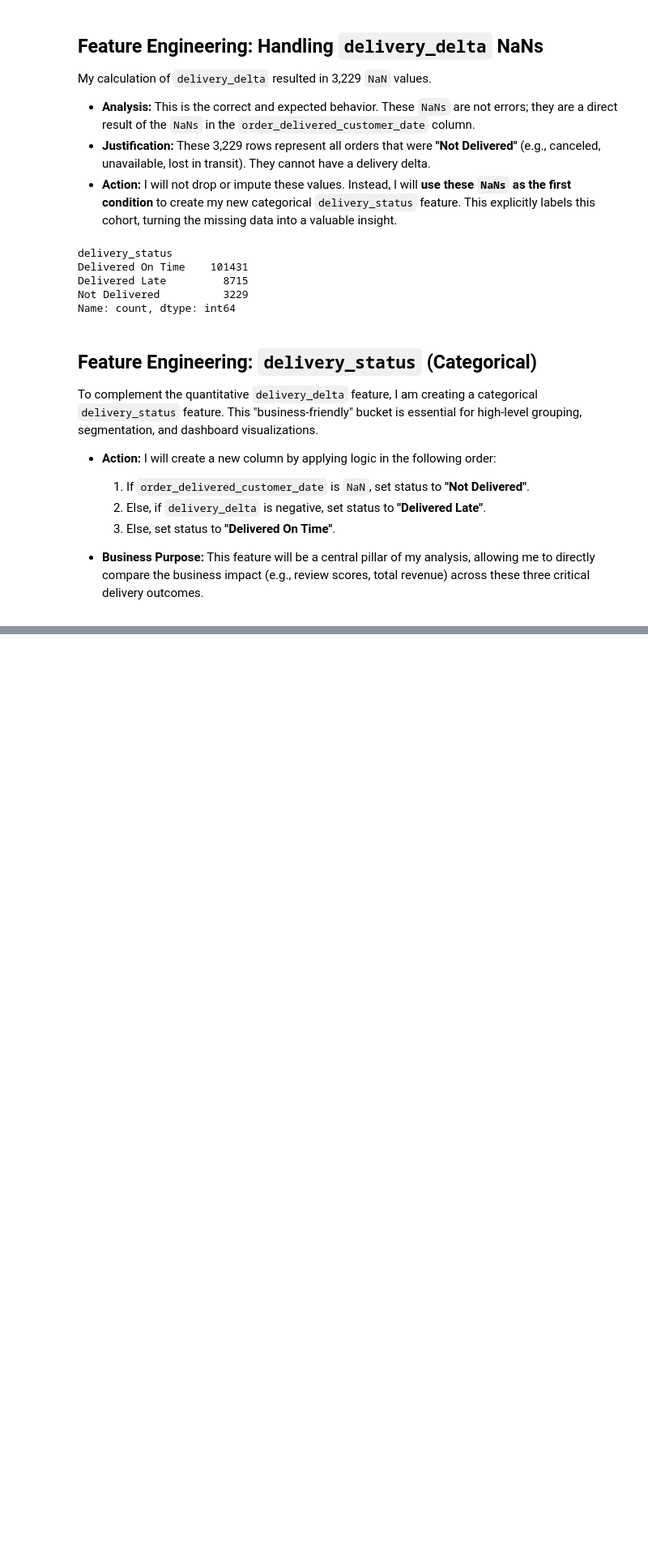
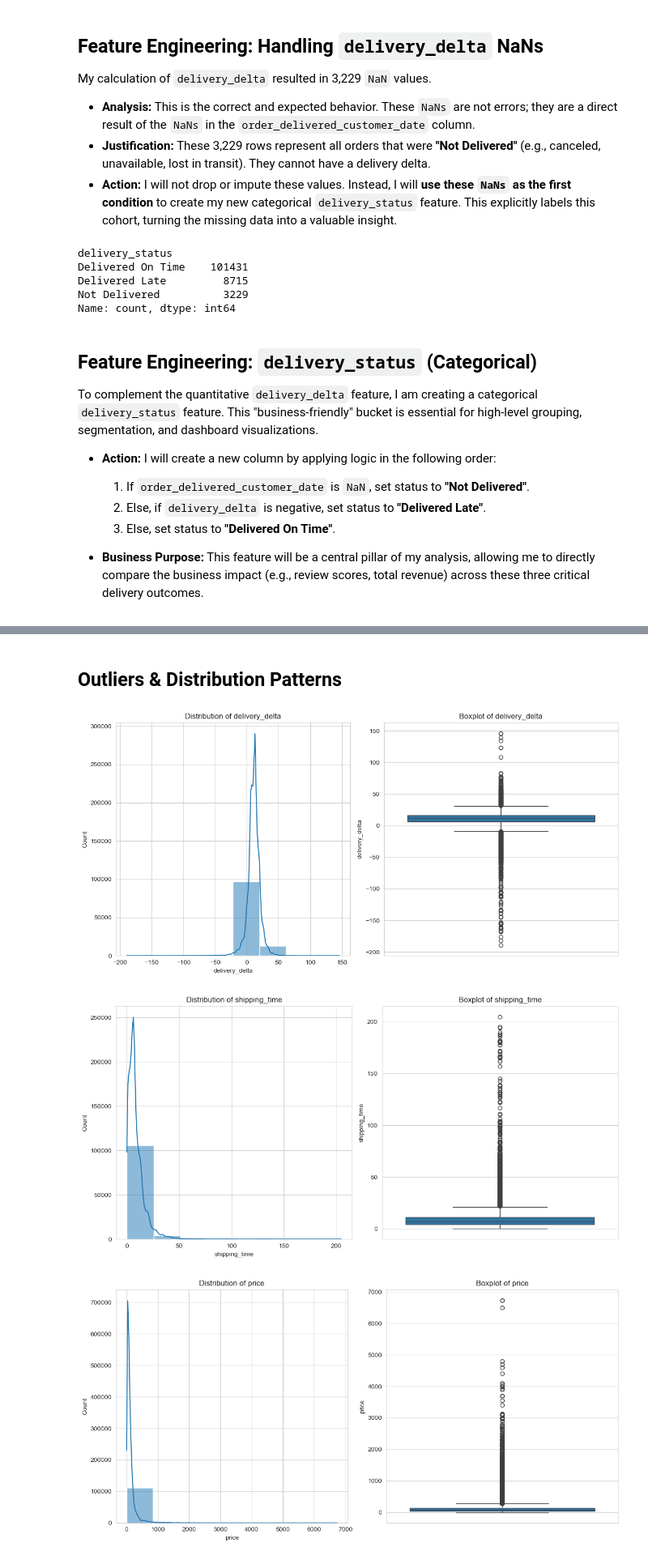
Before and after one commit to zeeshan-akram-ds/Olist-ECommerce-Analysis, a Jupyter notebook: notebooks/02-analysis.ipynb, the cells around one changed output, grey strips where cells are left out. Shown at 81% size. Cells and saved outputs as stored; diff of their text form; code cells hidden in the pictures; blank space fills up the shorter version.

Commit message:
Plotted Univariate plots for key numeric features. Plotted avg review score by delivery status which is core insight.

```diff
--- a/notebooks/02-analysis.ipynb
+++ b/notebooks/02-analysis.ipynb
@@ -261,0 +305,19 @@ To complement the quantitative `delivery_delta` feature, I am creating a categor
+# %% [markdown]
+## Outliers & Distribution Patterns
+# %%
+sns.set_style('whitegrid')
+cols_to_plot = ['delivery_delta', 'shipping_time', 'price', 'freight_value']
+for col in cols_to_plot:
+    fig, axes = plt.subplots(1,2, figsize=(12,6))
+    # histplot with kde
+    sns.histplot(df[col], kde=True, ax=axes[0], bins=8)
+    axes[0].set_title(f"Distribution of {col}")
+
+    # boxplot
+    sns.boxplot(df[col], ax=axes[1])
+    axes[1].set_title(f"Boxplot of {col}")
+    plt.tight_layout()
+# %% [output]
+[figure, added]
+[figure, added]
+[figure, added]
```
Also changed, not shown: parts of 10 cells of this notebook.
